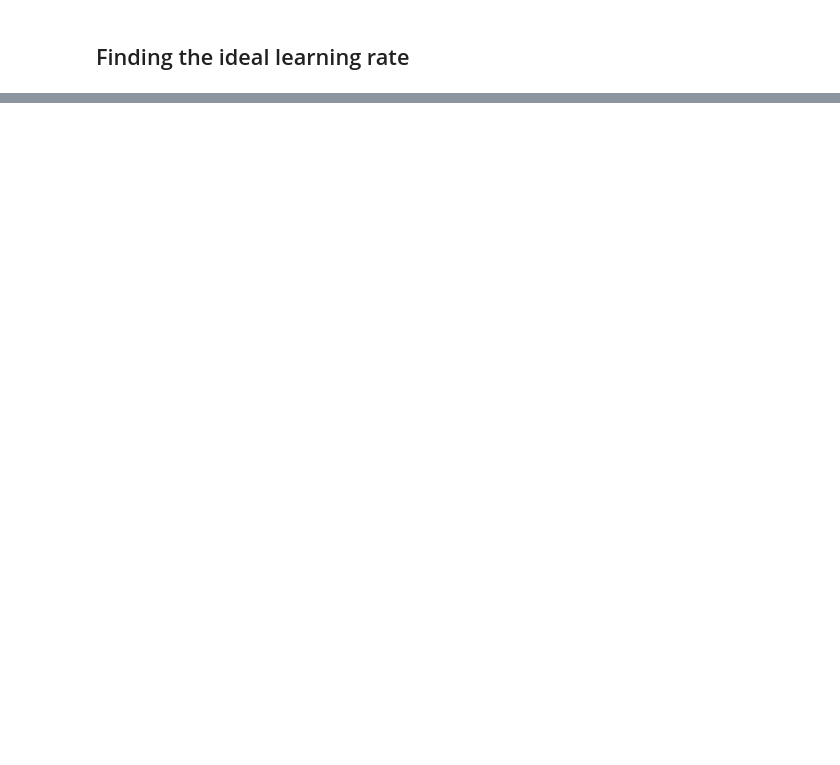
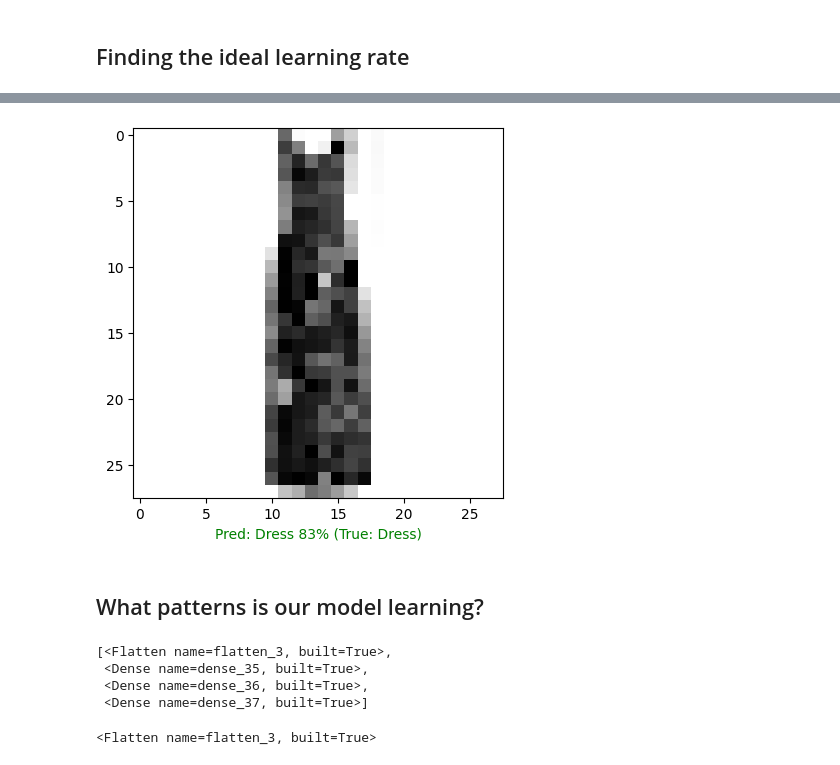
Before and after one commit to JonaBaron/TensorFlow, a Jupyter notebook: 02_neural_network_classification_in_tensorflow.ipynb, the cells around one changed output, grey strips where cells are left out. Cells and saved outputs as stored; diff of their text form; code cells hidden in the pictures; blank space fills up the shorter version.

```diff
--- a/02_neural_network_classification_in_tensorflow.ipynb
+++ b/02_neural_network_classification_in_tensorflow.ipynb
@@ -1219,0 +1283,32 @@ Epoch 20/20
+# %%
+def plot_random_image(model, images, true_labels, classes):
+  """
+  Picks a random image, plots it and labels it with the true label and predicted label
+  """
+  # Setup random integer
+  i = random.randint(0, len(images))
+
+  # Create the prediction
+  target_image = images[i]
+  pred_probs = model.predict(target_image.reshape(1,28,28))
+  pred_label = classes[pred_probs.argmax()]
+  true_label = classes[true_labels[i]]
+
+  # Plot the image
+  plt.imshow(target_image, cmap=plt.cm.binary)
+
+  # Change the color of the title depending on if the prediction is right or wrong
+  if pred_label == true_label:
+    color = "green"
+  else:
+    color = "red"
+
+  # Add xlabel information
+  plt.xlabel("Pred: {} {:2.0f}% (True: {})".format(pred_label,
+                                                   100*tf.reduce_max(pred_probs),
+                                                   true_label),
+             color=color)
+# %%
+# Try our function
+plot_random_image(model_14, test_data_norm, test_labels, class_names)
+# %% [output]
@@ -1219,0 +1316,16 @@ Epoch 20/20
+[figure, added]
+# %% [markdown]
+## What patterns is our model learning?
+# %%
+# Find the layers of our most recent model
+model_14.layers
+# %% [output]
+[<Flatten name=flatten_3, built=True>,
+ <Dense name=dense_35, built=True>,
+ <Dense name=dense_36, built=True>,
+ <Dense name=dense_37, built=True>]
+# %%
+# Extract a particular layer
+model_14.layers[0]
+# %% [output]
+<Flatten name=flatten_3, built=True>
```
Also changed, not shown: parts of 58 cells of this notebook.
